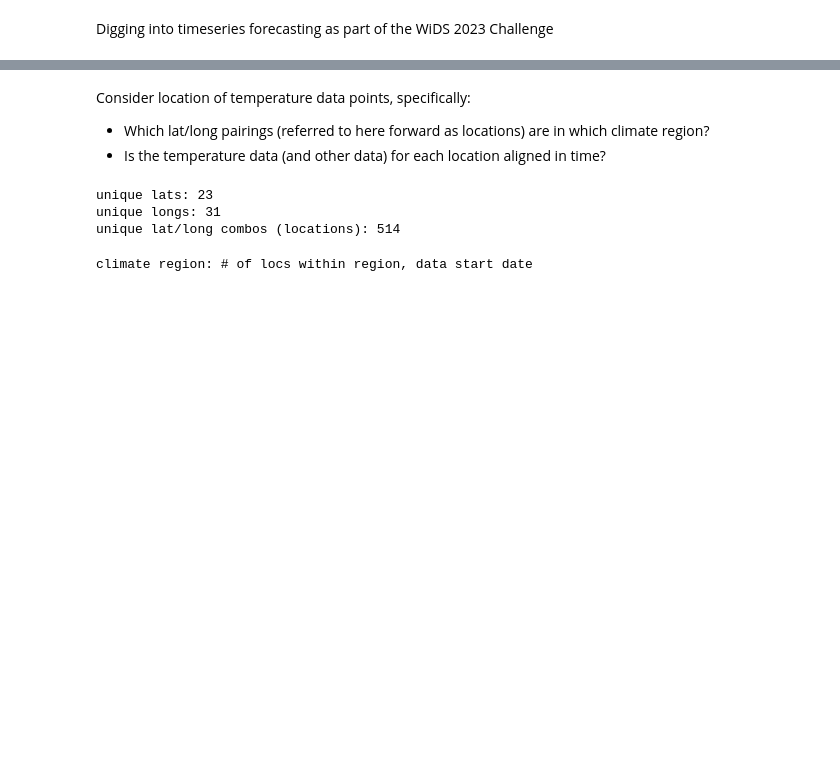
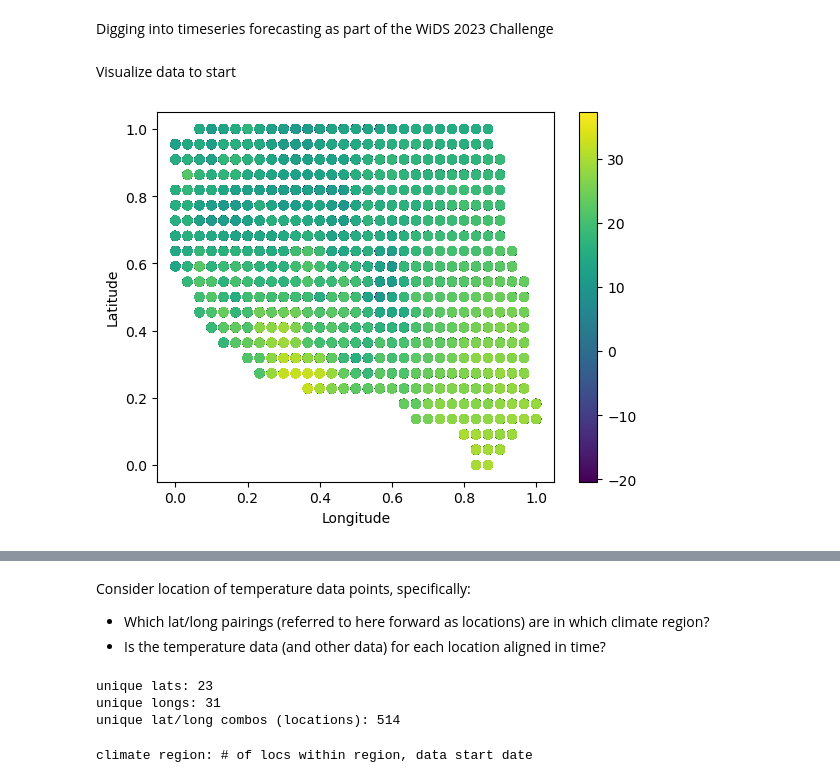
Before and after one commit to apiscopo/TimeSeriesForecasting_temperature, a Jupyter notebook: amy-wids-2023.ipynb, the cells around one changed output, grey strips where cells are left out. Drawn from its saved outputs; the diff is of its cells as text; code cells hidden in the pictures; blank space fills up the shorter version.

Commit message:
2nd commit, added data viz and README.md

```diff
--- a/amy-wids-2023.ipynb
+++ b/amy-wids-2023.ipynb
@@ -53,3 +55,13 @@ def add_season(dataframe):
 # %%
 df = add_season(df)
 test_df = add_season(test_df)
+# %% [markdown]
+Visualize data to start
+# %%
+#  Scatter plot of latitude and longitude, with temperature indicated by color.
+fig = plt.scatter(x=df['lon'], y=df['lat'], c=df['contest-tmp2m-14d__tmp2m'])  # can also shade as climatic regions
+plt.colorbar(fig)
+plt.xlabel('Longitude'); plt.ylabel('Latitude')
+plt.show()
+# %% [output]
+[figure, added]
```
Also changed, not shown: parts of 5 cells of this notebook, 1 other file.
